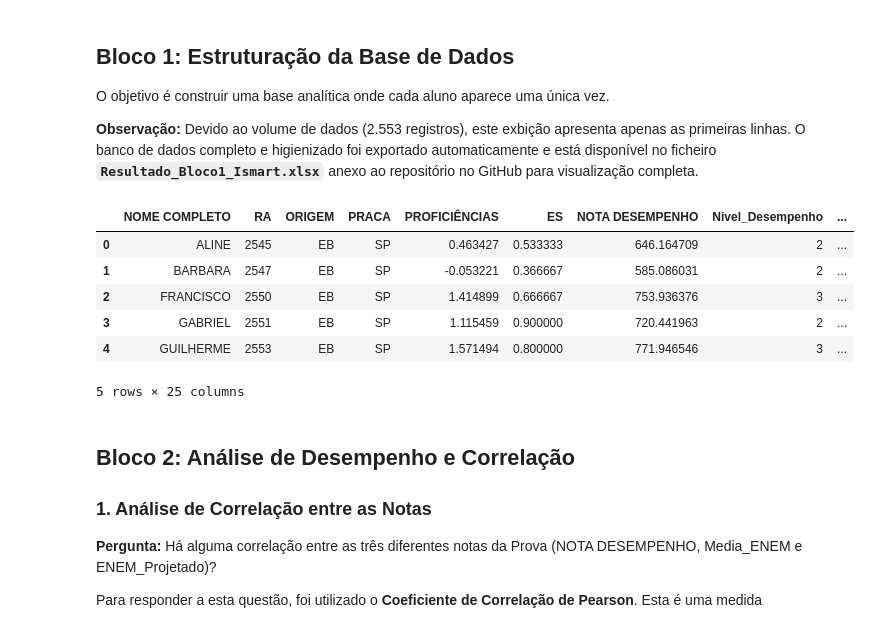
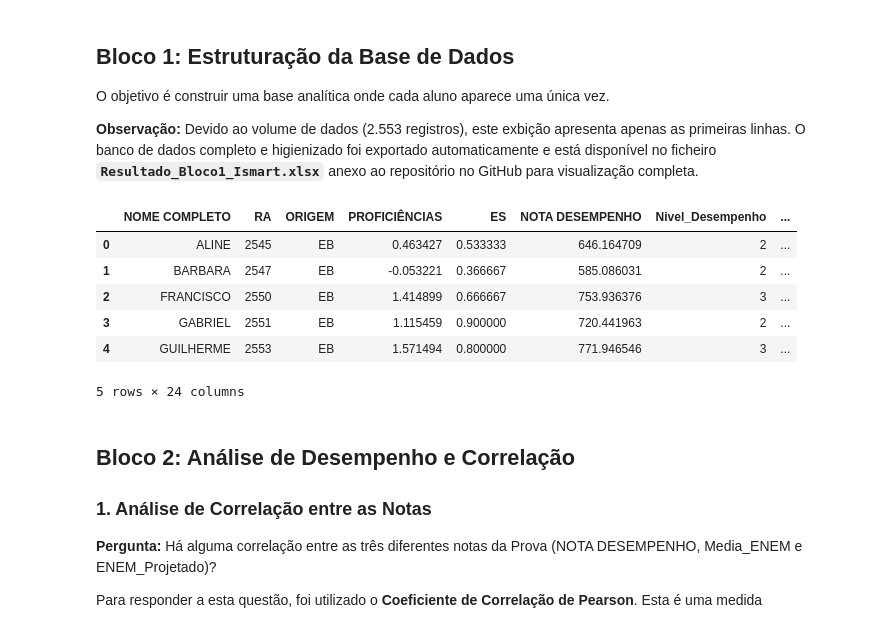
Before and after one commit to jlucasslima/case-ismart, a Jupyter notebook: case_ismart.ipynb, the cells around one changed output. Saved outputs shown, nothing was run; the diff lists cells and outputs as text; code cells hidden in the pictures.

```diff
--- a/case_ismart.ipynb
+++ b/case_ismart.ipynb
@@ -34,36 +34,39 @@ O objetivo é construir uma base analítica onde cada aluno aparece uma única v
 
 **Observação:** Devido ao volume de dados (2.553 registros), este exbição apresenta apenas as primeiras linhas. O banco de dados completo e higienizado foi exportado automaticamente e está disponível no ficheiro **`Resultado_Bloco1_Ismart.xlsx`** anexo ao repositório no GitHub para visualização completa.
 # %%
-# 1. Separamos as informações únicas de cada aluno (removendo as duplicatas de matérias)
-df_info_alunos = df.drop_duplicates(subset=['RA']).drop(columns=['ÁREA', 'ENEM_Projetado'])
+# 1. Separam as informações únicas sem duplicatas
+df_info_alunos = df.drop_duplicates(subset=['RA']).drop(columns=['ÁREA', 'ENEM_Projetado', 'PRACA'])
 
-# 2. Criamos a tabela dinâmica (pivot) APENAS com as notas por Área
+# Renomeia a PRACA_LIMPA para ficar com o nome original e elegante
+df_info_alunos = df_info_alunos.rename(columns={'PRACA_LIMPA': 'PRACA'})
+
+# 2. Cria a tabela dinâmica (pivot)
 df_notas_pivot = df.pivot_table(
     index='RA',
     columns='ÁREA',
     values='ENEM_Projetado',
     aggfunc='max'
 ).reset_index()
 
-# Limpando o nome da coluna de índice que o pandas cria
+# Limpa o nome da coluna de índice que o pandas cria
 df_notas_pivot.columns.name = None
 
-# 3. Juntamos as informações dos alunos com as novas colunas de notas
+# 3. Junta as informações dos alunos com as novas colunas de notas
 df_bloco1_completo = pd.merge(df_info_alunos, df_notas_pivot, on='RA', how='left')
 
-# 4. Exportamos para Excel com TODAS as informações
-df_bloco1_completo.to_excel("Resultado_Bloco1_Ismart_Completo.xlsx", index=False)
+# 4. Exporta para o Excel
+df_bloco1_completo.to_excel("Resultado_Bloco_Ismart.xlsx", index=False)
 
-# Visualizando as primeiras linhas para conferir se deu certo
+# Visualiza as primeiras linhas
 df_bloco1_completo.head()
 # %% [output]
-|  | NOME COMPLETO | RA | ORIGEM | PRACA | PROFICIÊNCIAS | ES | NOTA DESEMPENHO | Nivel_Desempenho | ... |
-| 0 | ALINE | 2545 | EB | SP | 0.463427 | 0.533333 | 646.164709 | 2 | ... |
-| 1 | BARBARA | 2547 | EB | SP | -0.053221 | 0.366667 | 585.086031 | 2 | ... |
-| 2 | FRANCISCO | 2550 | EB | SP | 1.414899 | 0.666667 | 753.936376 | 3 | ... |
-| 3 | GABRIEL | 2551 | EB | SP | 1.115459 | 0.900000 | 720.441963 | 2 | ... |
-| 4 | GUILHERME | 2553 | EB | SP | 1.571494 | 0.800000 | 771.946546 | 3 | ... |
+|  | NOME COMPLETO | RA | ORIGEM | PROFICIÊNCIAS | ES | NOTA DESEMPENHO | Nivel_Desempenho | ... |
+| 0 | ALINE | 2545 | EB | 0.463427 | 0.533333 | 646.164709 | 2 | ... |
+| 1 | BARBARA | 2547 | EB | -0.053221 | 0.366667 | 585.086031 | 2 | ... |
+| 2 | FRANCISCO | 2550 | EB | 1.414899 | 0.666667 | 753.936376 | 3 | ... |
+| 3 | GABRIEL | 2551 | EB | 1.115459 | 0.900000 | 720.441963 | 2 | ... |
+| 4 | GUILHERME | 2553 | EB | 1.571494 | 0.800000 | 771.946546 | 3 | ... |
-5 rows × 25 columns
+5 rows × 24 columns
 # %% [markdown]
 ## Bloco 2: Análise de Desempenho e Correlação
 
```
Also changed, not shown: 1 other file.
